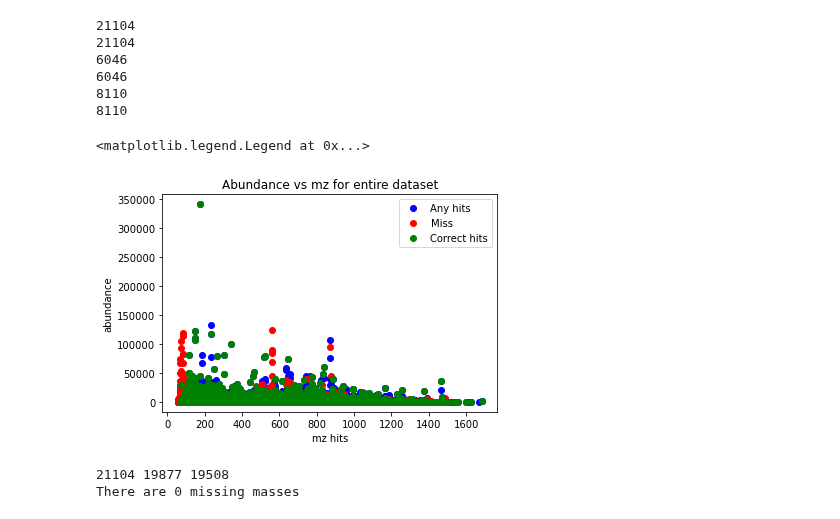
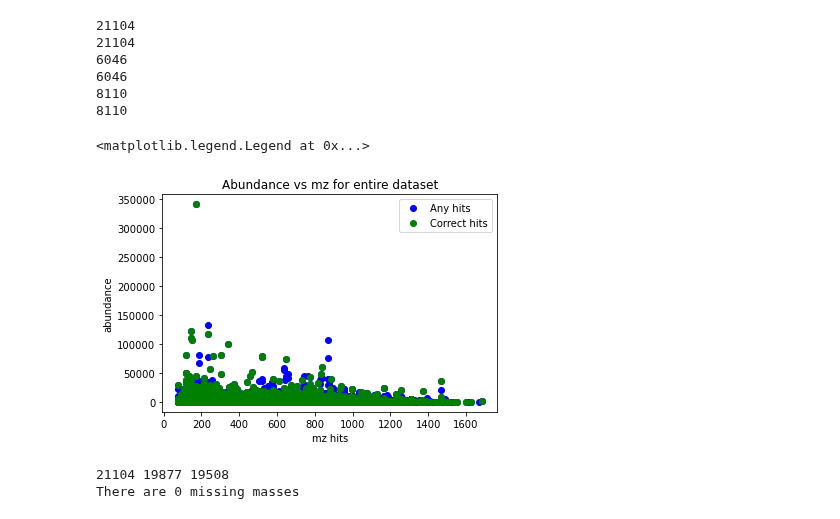
Before and after one commit to ryanlayerlab/hypedsearch, a Jupyter notebook: src/testing_framework/Initial hit analysis.ipynb, the cells around one changed output. Cells and saved outputs as stored; diff of their text form; code cells hidden in the pictures.

```diff
--- a/src/testing_framework/Initial hit analysis.ipynb
+++ b/src/testing_framework/Initial hit analysis.ipynb
@@ -469,14 +470,14 @@ print(len(combined_correct_hit_abundances))
 # %%
 plt.xlabel('mz hits')
 plt.ylabel('abundance')
 plt.title('Abundance vs mz for entire dataset')
 plt.plot(combined_hit_list, combined_hit_abundance_list, 'bo', label='Any hits')
-plt.plot(combined_miss_list, combined_miss_abundances, 'ro', label='Miss')
+# plt.plot(combined_miss_list, combined_miss_abundances, 'ro', label='Miss')
 plt.plot(combined_correct_hits, combined_correct_hit_abundances, 'go', label='Correct hits')
 plt.legend()
 # %% [output]
 <matplotlib.legend.Legend at 0x...>
-[figure, old version]
+[figure, new version]
 # %%
 union = b_set | y_set
 print(len(union), len(b_set), len(y_set))
```
Also changed, not shown: parts of 2 cells of this notebook, 5 other files.
